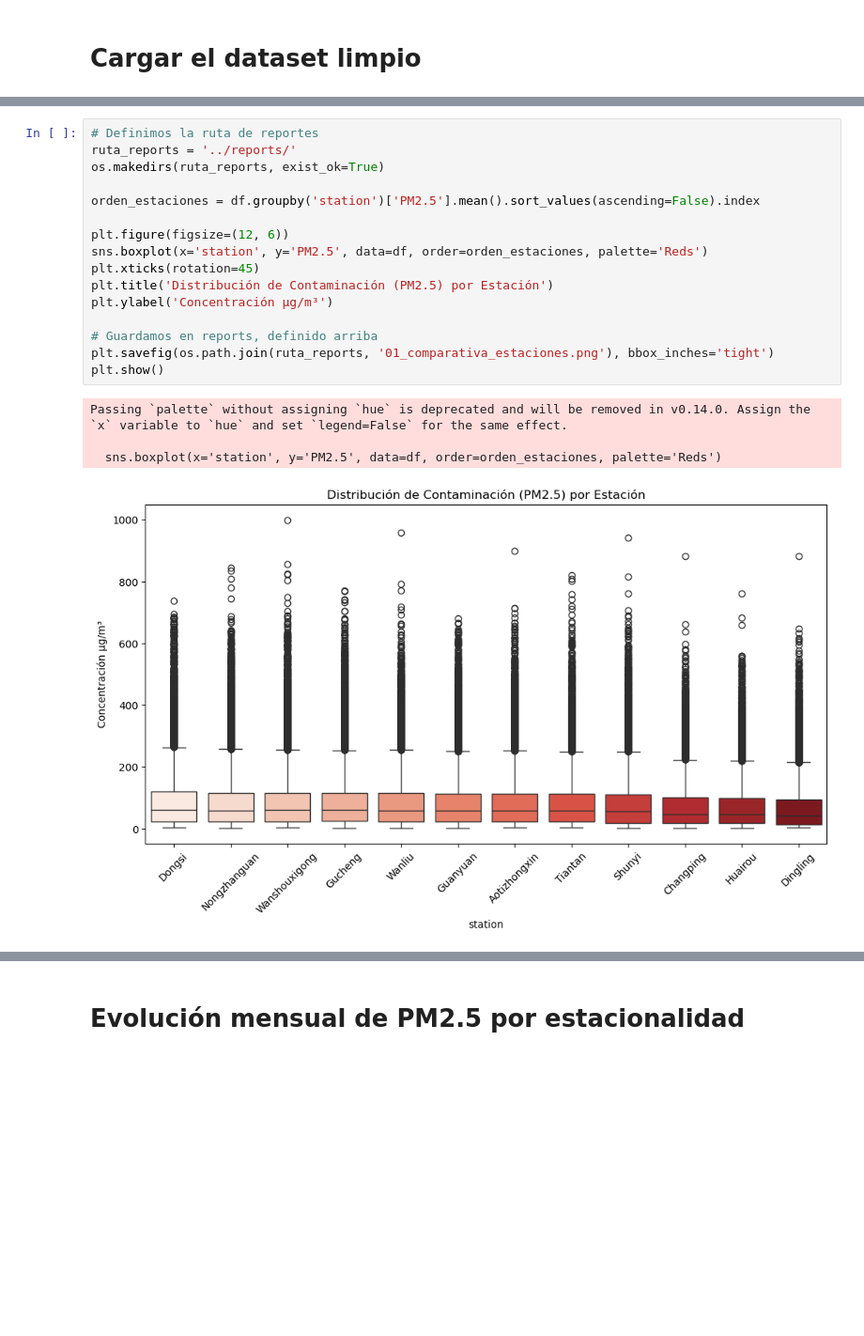
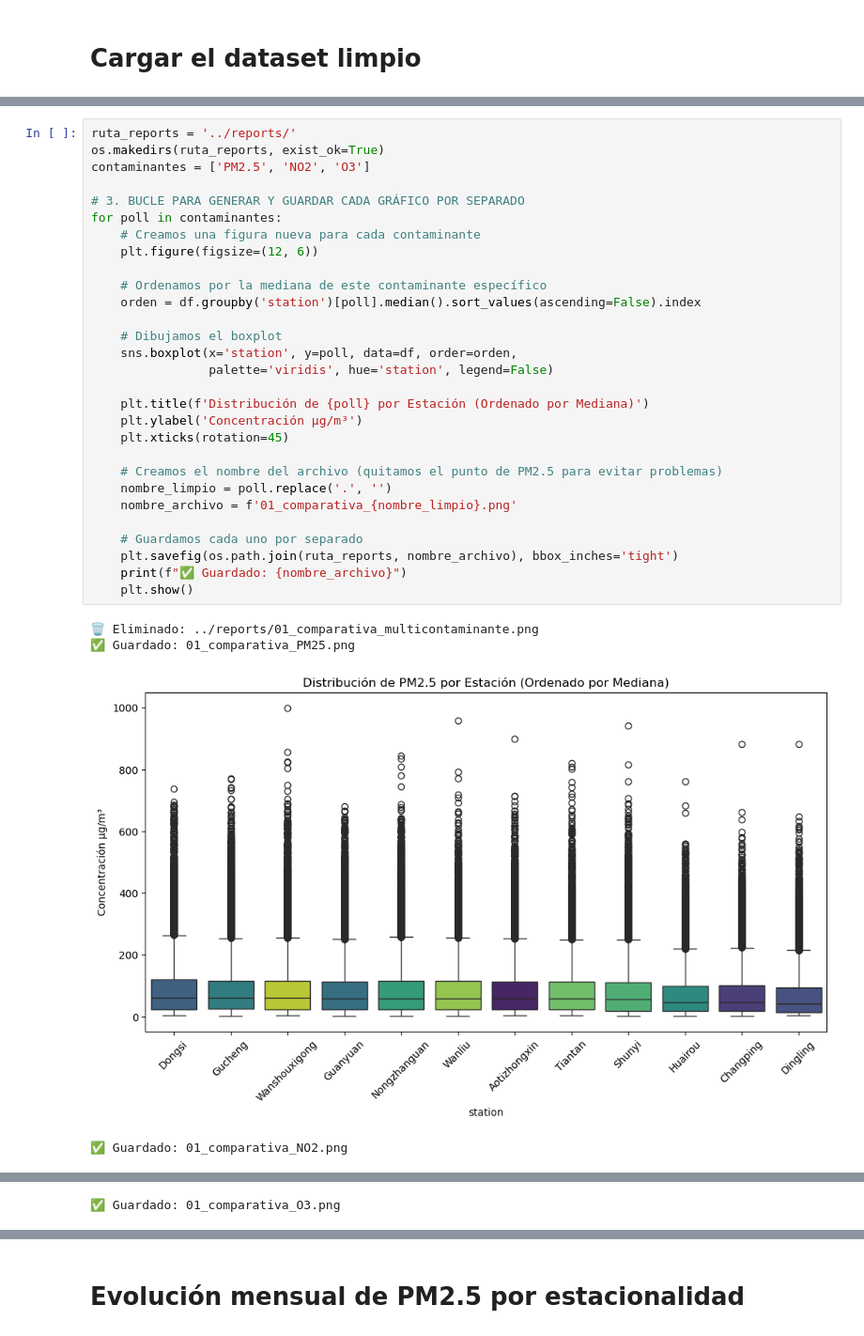
Before and after one commit to Antonio6709/beijing-air-quality, a Jupyter notebook: notebooks/02_eda_y_visualizacion.ipynb, the cells around one changed output, grey strips where cells are left out. Shown at 94% size. Cells and saved outputs as stored; diff of their text form; blank space fills up the shorter version.

```diff
--- a/notebooks/02_eda_y_visualizacion.ipynb
+++ b/notebooks/02_eda_y_visualizacion.ipynb
@@ -22,21 +40,34 @@ df.head()
-# %%
-# Definimos la ruta de reportes
-ruta_reports = '../reports/'
-os.makedirs(ruta_reports, exist_ok=True)
-
-orden_estaciones = df.groupby('station')['PM2.5'].mean().sort_values(ascending=False).index
-
-plt.figure(figsize=(12, 6))
-sns.boxplot(x='station', y='PM2.5', data=df, order=orden_estaciones, palette='Reds')
-plt.xticks(rotation=45)
-plt.title('Distribución de Contaminación (PM2.5) por Estación')
-plt.ylabel('Concentración µg/m³')
-
-# Guardamos en reports, definido arriba
-plt.savefig(os.path.join(ruta_reports, '01_comparativa_estaciones.png'), bbox_inches='tight')
-plt.show()
-# %% [output]
-Passing `palette` without assigning `hue` is deprecated and will be removed in v0.14.0. Assign the `x` variable to `hue` and set `legend=False` for the same effect.
-
-  sns.boxplot(x='station', y='PM2.5', data=df, order=orden_estaciones, palette='Reds')
-[figure, removed]
+# %%
+ruta_reports = '../reports/'
+os.makedirs(ruta_reports, exist_ok=True)
+contaminantes = ['PM2.5', 'NO2', 'O3']
+
+# 3. BUCLE PARA GENERAR Y GUARDAR CADA GRÁFICO POR SEPARADO
+for poll in contaminantes:
+    # Creamos una figura nueva para cada contaminante
+    plt.figure(figsize=(12, 6))
+
+    # Ordenamos por la mediana de este contaminante específico
+    orden = df.groupby('station')[poll].median().sort_values(ascending=False).index
+
+    # Dibujamos el boxplot
+    sns.boxplot(x='station', y=poll, data=df, order=orden,
+                palette='viridis', hue='station', legend=False)
+
+    plt.title(f'Distribución de {poll} por Estación (Ordenado por Mediana)')
+    plt.ylabel('Concentración µg/m³')
+    plt.xticks(rotation=45)
+
+    # Creamos el nombre del archivo (quitamos el punto de PM2.5 para evitar problemas)
+    nombre_limpio = poll.replace('.', '')
+    nombre_archivo = f'01_comparativa_{nombre_limpio}.png'
+
+    # Guardamos cada uno por separado
+    plt.savefig(os.path.join(ruta_reports, nombre_archivo), bbox_inches='tight')
+    print(f"✅ Guardado: {nombre_archivo}")
+    plt.show()
+# %% [output]
+🗑️ Eliminado: ../reports/01_comparativa_multicontaminante.png
+✅ Guardado: 01_comparativa_PM25.png
+[figure, added]
+✅ Guardado: 01_comparativa_NO2.png
@@ -42,0 +75 @@ Passing `palette` without assigning `hue` is deprecated and will be removed in v
+✅ Guardado: 01_comparativa_O3.png
```
Also changed, not shown: parts of 10 cells of this notebook, 6 other files.
